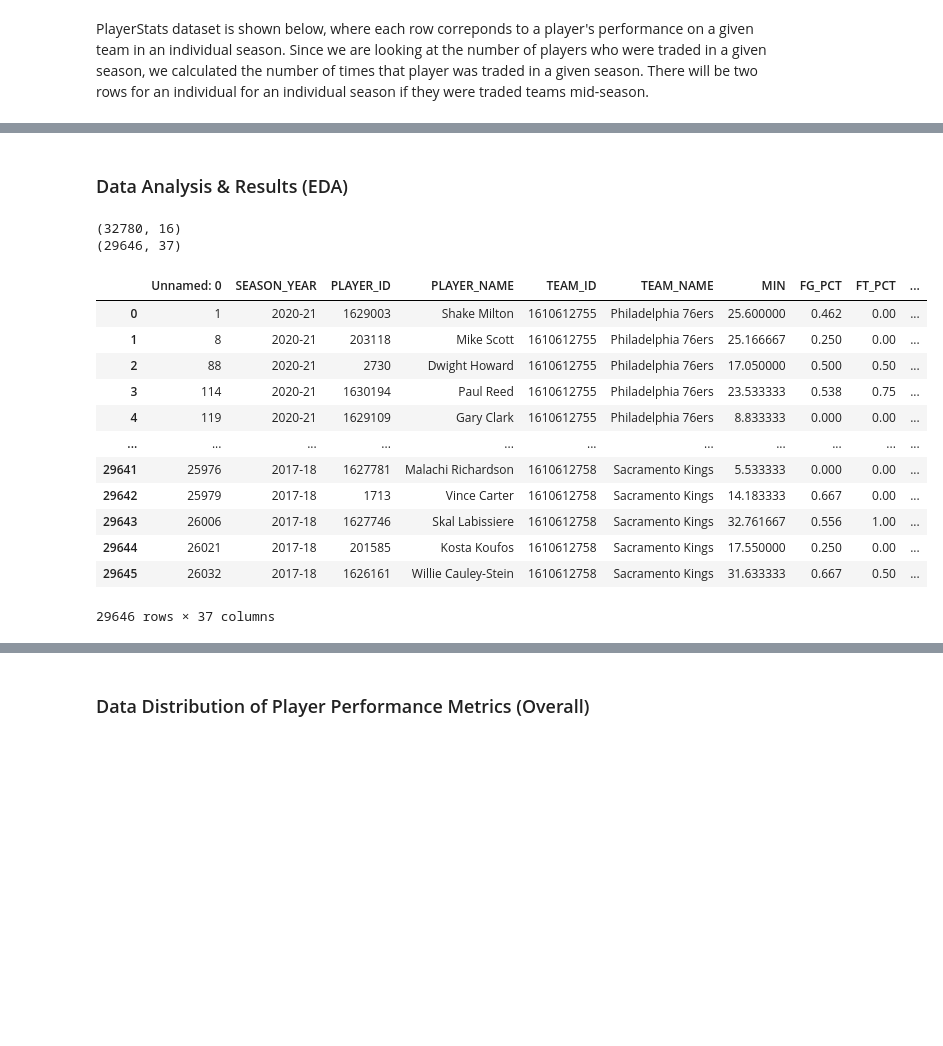
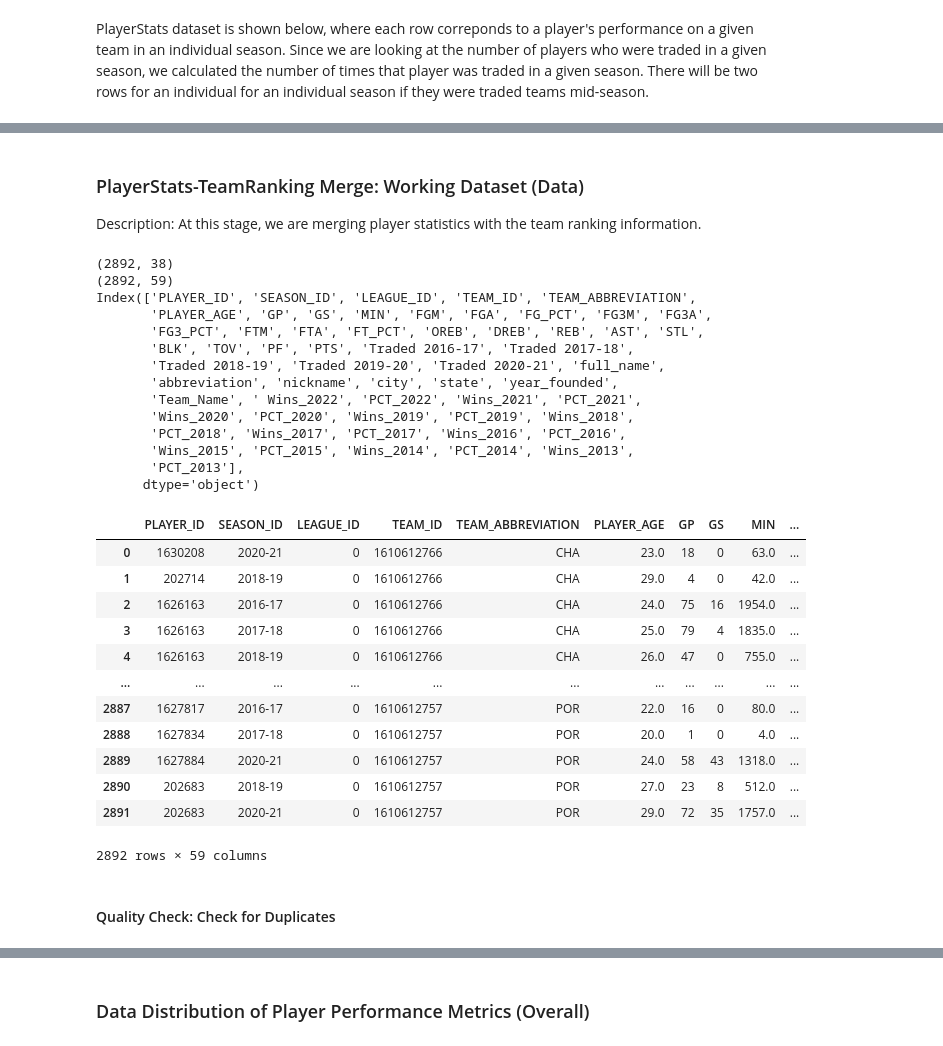
Before and after one commit to agarduno93/NBATrading, a Jupyter notebook: EDACheckpointGroup028-Wi22.ipynb, the cells around one changed output, grey strips where cells are left out. Cells and saved outputs as stored; diff of their text form; code cells hidden in the pictures; blank space fills up the shorter version.

Commit message:
notes and clean dataset import

```diff
--- a/EDACheckpointGroup028-Wi22.ipynb
+++ b/EDACheckpointGroup028-Wi22.ipynb
@@ -109,0 +82,8 @@ dataDf.head(20)
+# %%
+dataDf = pd.read_csv("PlayerStats.csv")
+print(dataDf.shape) #total number of observations
+dataDf=dataDf.merge(nba_teams_df, left_on='TEAM_ID', right_on='id')
+dataDf = dataDf.drop(columns=['Unnamed: 0','id'])
+print(dataDf.shape) #QA check (group ids dropped that were not in original roster)
+print(list(set(dataDf.get('nickname')))) #names in dataset
+dataDf.head(10)
@@ -133,16 +108,19 @@ list(set(dataDf.get('TEAM_ID')))
 # %%
 #import the NBA team ranks to reflect overall performance
 NBA_team_rank=pd.read_csv("NBAstanding.csv")
+
+#retired code from prior data checkpoint
+
 #dictionary to facilitate merging the player-level information with team ranking information
-team_dict = {'76ers':'Philadelphia 76ers','Kings': 'Sacramento Kings',
-             'Minnesota Timberwolves':'	Timberwolves','Suns':'Phoenix Suns',
-             'Bucks': 'Milwaukee Bucks','Celtics':'Boston Celtics',
-             'Bulls':'Chicago Bulls','Warriors':'Golden State Warriors','Magic':'Orlando Magic',
-             'Spurs':'San Antonio Spurs'}
+# team_dict = {'76ers':'Philadelphia 76ers','Kings': 'Sacramento Kings',
+#              'Minnesota Timberwolves':'	Timberwolves','Suns':'Phoenix Suns',
+#              'Bucks': 'Milwaukee Bucks','Celtics':'Boston Celtics',
+#              'Bulls':'Chicago Bulls','Warriors':'Golden State Warriors','Magic':'Orlando Magic',
+#              'Spurs':'San Antonio Spurs'}
 #replace values for roster with key
-NBA_team_rank.replace({"Team_Name": team_dict},inplace=True)
+#NBA_team_rank.replace({"Team_Name": team_dict},inplace=True)
 #restrict to teams listed in the roster
-NBA_team_rank=NBA_team_rank[NBA_team_rank['Team_Name'].isin(list(set(dataDf.get('TEAM_NAME'))))]
-NBA_team_rank
+#NBA_team_rank=NBA_team_rank[NBA_team_rank['Team_Name'].isin(list(set(dataDf.get('TEAM_NAME'))))]
+NBA_team_rank.head(10)
 # %% [output]
 |  | Team_Name | Wins_2022 | PCT_2022 | Wins_2021 | PCT_2021 | Wins_2020 | PCT_2020 | Wins_2019 | PCT_2019 | ... |
@@ -159,25 +138,40 @@ NBA_team_rank
-# %% [markdown]
-### Data Analysis & Results (EDA)
+# %% [markdown]
+### PlayerStats-TeamRanking Merge: Working Dataset (Data)
+Description: At this stage, we are merging player statistics with the team ranking information.
 # %%
 #merge the datasets
-dataDfm=dataDf.merge(NBA_team_rank, left_on='TEAM_NAME', right_on='Team_Name')
-#check that the dimension of the data frame has not changed
+dataDfm=dataDf.merge(NBA_team_rank, left_on='nickname', right_on='Team_Name')
 print(dataDf.shape)
 print(dataDfm.shape)
+print(dataDfm.columns)
 dataDfm
 # %% [output]
-(32780, 16)
-(29646, 37)
+(2892, 38)
+(2892, 59)
+Index(['PLAYER_ID', 'SEASON_ID', 'LEAGUE_ID', 'TEAM_ID', 'TEAM_ABBREVIATION',
+       'PLAYER_AGE', 'GP', 'GS', 'MIN', 'FGM', 'FGA', 'FG_PCT', 'FG3M', 'FG3A',
+       'FG3_PCT', 'FTM', 'FTA', 'FT_PCT', 'OREB', 'DREB', 'REB', 'AST', 'STL',
+       'BLK', 'TOV', 'PF', 'PTS', 'Traded 2016-17', 'Traded 2017-18',
+       'Traded 2018-19', 'Traded 2019-20', 'Traded 2020-21', 'full_name',
+       'abbreviation', 'nickname', 'city', 'state', 'year_founded',
+       'Team_Name', ' Wins_2022', 'PCT_2022', 'Wins_2021', 'PCT_2021',
+       'Wins_2020', 'PCT_2020', 'Wins_2019', 'PCT_2019', 'Wins_2018',
+       'PCT_2018', 'Wins_2017', 'PCT_2017', 'Wins_2016', 'PCT_2016',
+       'Wins_2015', 'PCT_2015', 'Wins_2014', 'PCT_2014', 'Wins_2013',
+       'PCT_2013'],
+      dtype='object')
-|  | Unnamed: 0 | SEASON_YEAR | PLAYER_ID | PLAYER_NAME | TEAM_ID | TEAM_NAME | MIN | FG_PCT | FT_PCT | ... |
-| 0 | 1 | 2020-21 | 1629003 | Shake Milton | 1610612755 | Philadelphia 76ers | 25.600000 | 0.462 | 0.00 | ... |
-| 1 | 8 | 2020-21 | 203118 | Mike Scott | 1610612755 | Philadelphia 76ers | 25.166667 | 0.250 | 0.00 | ... |
-| 2 | 88 | 2020-21 | 2730 | Dwight Howard | 1610612755 | Philadelphia 76ers | 17.050000 | 0.500 | 0.50 | ... |
-| 3 | 114 | 2020-21 | 1630194 | Paul Reed | 1610612755 | Philadelphia 76ers | 23.533333 | 0.538 | 0.75 | ... |
-| 4 | 119 | 2020-21 | 1629109 | Gary Clark | 1610612755 | Philadelphia 76ers | 8.833333 | 0.000 | 0.00 | ... |
+|  | PLAYER_ID | SEASON_ID | LEAGUE_ID | TEAM_ID | TEAM_ABBREVIATION | PLAYER_AGE | GP | GS | MIN | ... |
+| 0 | 1630208 | 2020-21 | 0 | 1610612766 | CHA | 23.0 | 18 | 0 | 63.0 | ... |
+| 1 | 202714 | 2018-19 | 0 | 1610612766 | CHA | 29.0 | 4 | 0 | 42.0 | ... |
+| 2 | 1626163 | 2016-17 | 0 | 1610612766 | CHA | 24.0 | 75 | 16 | 1954.0 | ... |
+| 3 | 1626163 | 2017-18 | 0 | 1610612766 | CHA | 25.0 | 79 | 4 | 1835.0 | ... |
+| 4 | 1626163 | 2018-19 | 0 | 1610612766 | CHA | 26.0 | 47 | 0 | 755.0 | ... |
 | ... | ... | ... | ... | ... | ... | ... | ... | ... | ... | ... |
-| 29641 | 25976 | 2017-18 | 1627781 | Malachi Richardson | 1610612758 | Sacramento Kings | 5.533333 | 0.000 | 0.00 | ... |
-| 29642 | 25979 | 2017-18 | 1713 | Vince Carter | 1610612758 | Sacramento Kings | 14.183333 | 0.667 | 0.00 | ... |
-| 29643 | 26006 | 2017-18 | 1627746 | Skal Labissiere | 1610612758 | Sacramento Kings | 32.761667 | 0.556 | 1.00 | ... |
-| 29644 | 26021 | 2017-18 | 201585 | Kosta Koufos | 1610612758 | Sacramento Kings | 17.550000 | 0.250 | 0.00 | ... |
-| 29645 | 26032 | 2017-18 | 1626161 | Willie Cauley-Stein | 1610612758 | Sacramento Kings | 31.633333 | 0.667 | 0.50 | ... |
+| 2887 | 1627817 | 2016-17 | 0 | 1610612757 | POR | 22.0 | 16 | 0 | 80.0 | ... |
+| 2888 | 1627834 | 2017-18 | 0 | 1610612757 | POR | 20.0 | 1 | 0 | 4.0 | ... |
+| 2889 | 1627884 | 2020-21 | 0 | 1610612757 | POR | 24.0 | 58 | 43 | 1318.0 | ... |
+| 2890 | 202683 | 2018-19 | 0 | 1610612757 | POR | 27.0 | 23 | 8 | 512.0 | ... |
+| 2891 | 202683 | 2020-21 | 0 | 1610612757 | POR | 29.0 | 72 | 35 | 1757.0 | ... |
-29646 rows × 37 columns
+2892 rows × 59 columns
+# %% [markdown]
+#### Quality Check: Check for Duplicates
```
Also changed, not shown: parts of 13 cells of this notebook.
